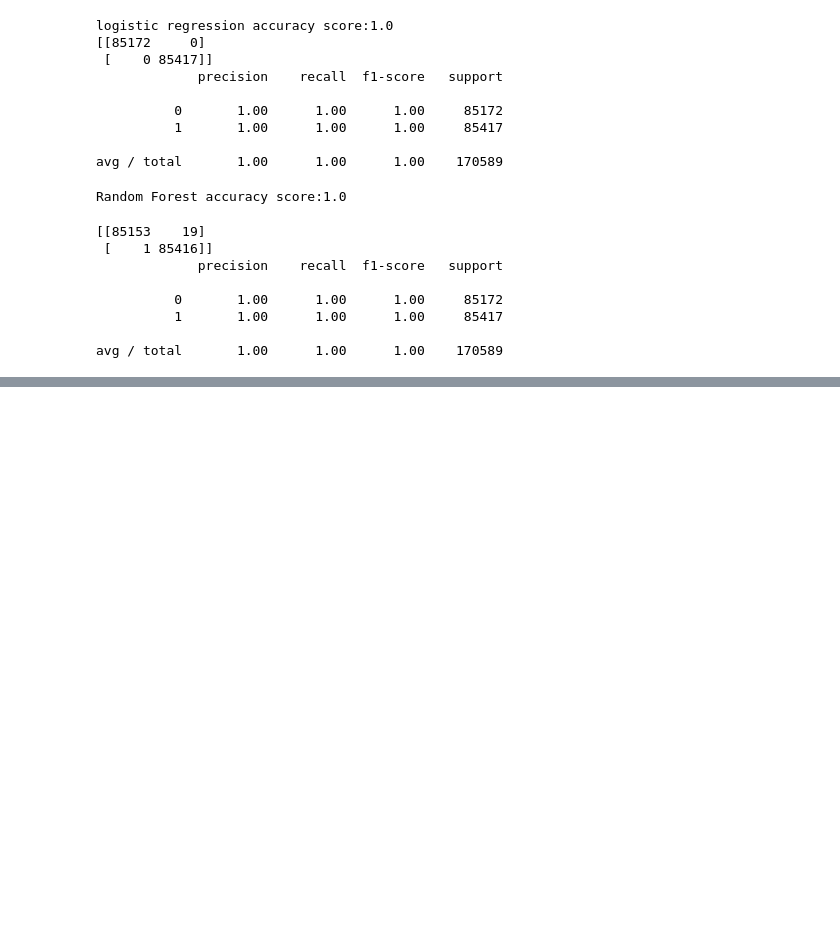
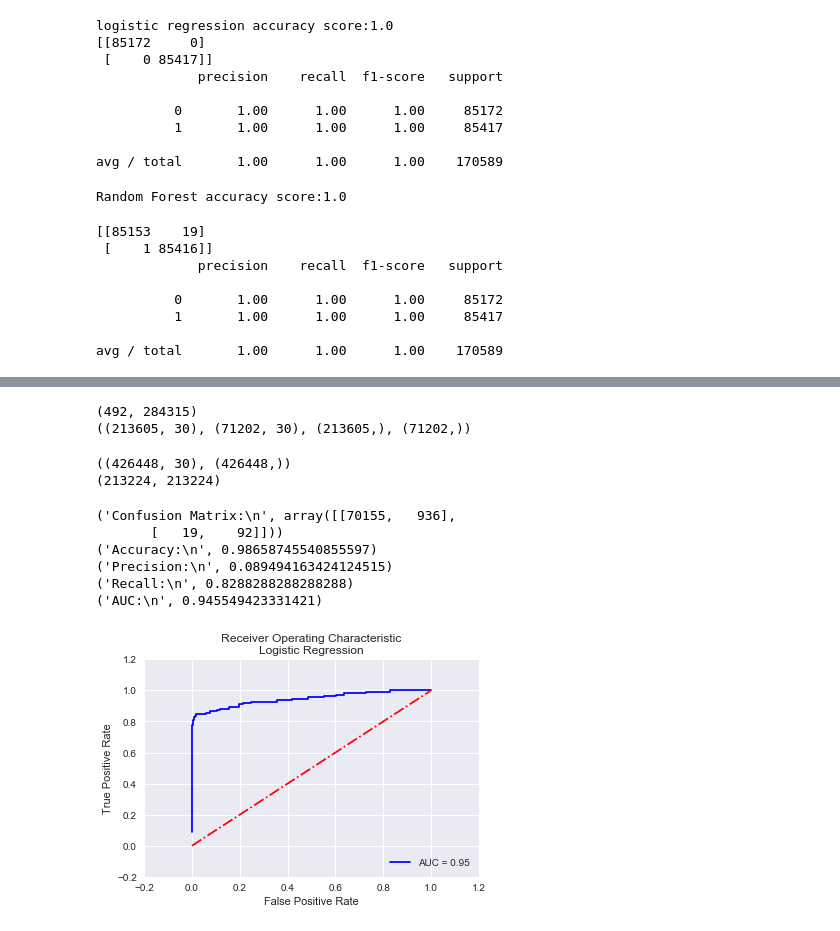
Before and after one commit to sahildhankhad/Credit-Card-Fraud-Detection, a Jupyter notebook: Credit -Card 2.ipynb, the cells around one changed output, grey strips where cells are left out. Drawn from its saved outputs; the diff is of its cells as text; code cells hidden in the pictures; blank space fills up the shorter version.

```diff
--- a/Credit -Card 2.ipynb
+++ b/Credit -Card 2.ipynb
@@ -172,3 +172,76 @@ fig = go.Figure(data=data, layout=layout)
 py.iplot(fig,filename='scatter2010')
 # %% [output]
 [interactive output not drawn]
+# %%
+#creating target series
+target=df['Class']
+target
+
+#dropping the target variable from the data set
+df.drop('Class',axis=1,inplace=True)
+df.shape
+
+#converting the data and target to numpy arrays
+X=np.array(df)
+y=np.array(target)
+X.shape
+y.shape
+
+#distribution of the target variable
+print(len(y[y==1]),len(y[y==0]))
+
+#splitting the data set into train and test (75:25)
+from sklearn.cross_validation import train_test_split
+X_train,X_test,y_train,y_test=train_test_split(X,y,test_size=0.25,random_state=1)
+print(X_train.shape,X_test.shape,y_train.shape,y_test.shape)
+# %% [output]
+(492, 284315)
+((213605, 30), (71202, 30), (213605,), (71202,))
+# %%
+#applyting SMOTE to oversample the minority class-it will produce data with equal ratio of the target
+from imblearn.over_sampling import SMOTE
+sm=SMOTE(random_state=2)
+X_sm,y_sm=sm.fit_sample(X_train,y_train)
+print(X_sm.shape,y_sm.shape)
+print(len(y_sm[y_sm==1]),len(y_sm[y_sm==0]))
+# %% [output]
+((426448, 30), (426448,))
+(213224, 213224)
+# %%
+from sklearn.linear_model import LogisticRegression
+import matplotlib.pyplot as plt
+from sklearn import metrics
+
+#Logistic Regression
+logreg=LogisticRegression()
+logreg.fit(X_sm,y_sm)
+y_logreg=logreg.predict(X_test)
+y_logreg_prob=logreg.predict_proba(X_test)[:,1]
+
+#Performance metrics evaluation
+print("Confusion Matrix:\n",metrics.confusion_matrix(y_test,y_logreg))
+print("Accuracy:\n",metrics.accuracy_score(y_test,y_logreg))
+print("Precision:\n",metrics.precision_score(y_test,y_logreg))
+print("Recall:\n",metrics.recall_score(y_test,y_logreg))
+print("AUC:\n",metrics.roc_auc_score(y_test,y_logreg_prob))
+auc=metrics.roc_auc_score(y_test,y_logreg_prob)
+
+#plotting the ROC curve
+fpr,tpr,thresholds=metrics.roc_curve(y_test,y_logreg_prob)
+plt.plot(fpr,tpr,'b', label='AUC = %0.2f'% auc)
+plt.plot([0,1],[0,1],'r-.')
+plt.xlim([-0.2,1.2])
+plt.ylim([-0.2,1.2])
+plt.title('Receiver Operating Characteristic\nLogistic Regression')
+plt.legend(loc='lower right')
+plt.ylabel('True Positive Rate')
+plt.xlabel('False Positive Rate')
+plt.show()
+# %% [output]
+('Confusion Matrix:\n', array([[70155,   936],
+       [   19,    92]]))
+('Accuracy:\n', 0.98658745540855597)
+('Precision:\n', 0.089494163424124515)
+('Recall:\n', 0.8288288288288288)
+('AUC:\n', 0.945549423331421)
+[figure, added]
```
Also changed, not shown: parts of 2 cells of this notebook.
